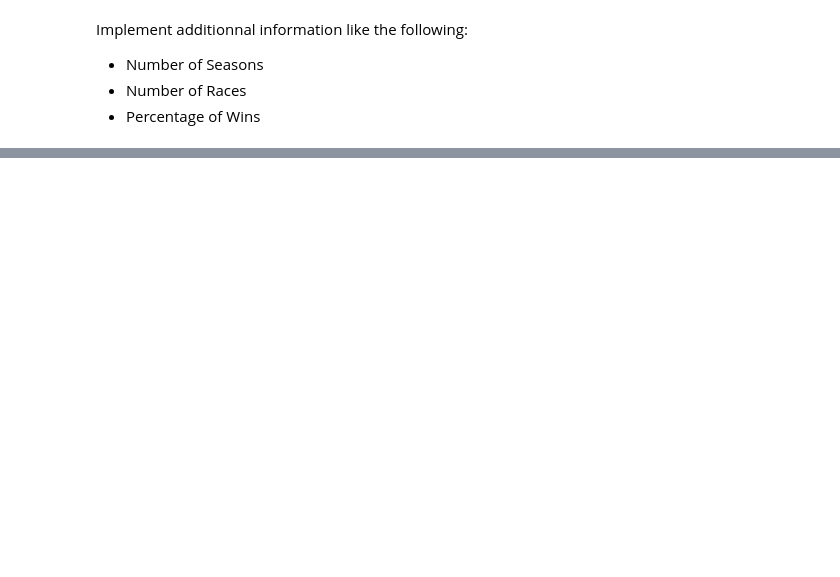
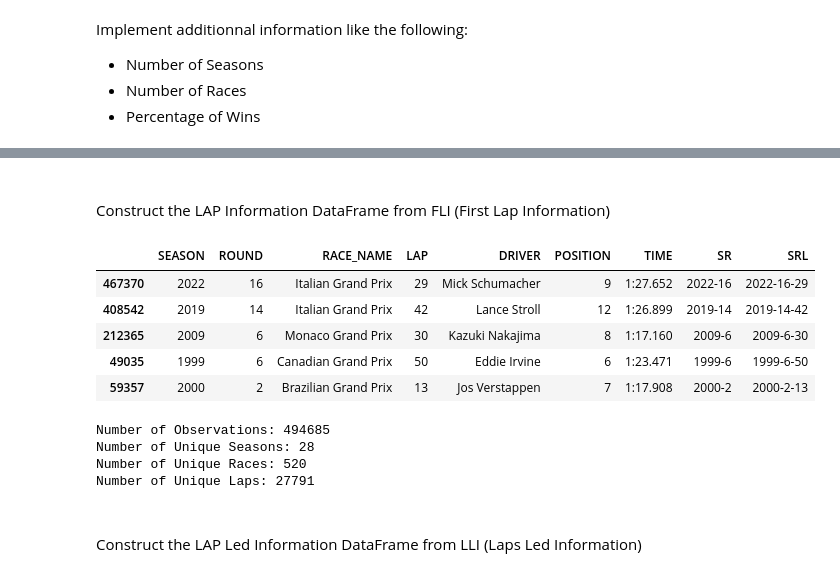
Before and after one commit to dorian-roux/Formula1-analysis, a Jupyter notebook: notebooks/DataF1-Analysis.ipynb, the cells around one changed output, grey strips where cells are left out. Drawn from its saved outputs; the diff is of its cells as text; code cells hidden in the pictures; blank space fills up the shorter version.

```diff
--- a/notebooks/DataF1-Analysis.ipynb
+++ b/notebooks/DataF1-Analysis.ipynb
@@ -381,0 +427,15 @@ exportCSV(df_total_wins_per_races_by_winsprct, pathFile)
+# %%
+print(f"Number of Races without Lap Information: {len(df_missing_race_per_lap_inf[df_missing_race_per_lap_inf.MISSING_LAP == True])}")
+print(f"Number of Races with Lap Information: {len(df_missing_race_per_lap_inf[df_missing_race_per_lap_inf.MISSING_LAP == False])}")
+print()
+
+df_first_race_lap_inf = df_missing_race_per_lap_inf[df_missing_race_per_lap_inf.MISSING_LAP == False].sort_values('MISSING_LAP', ascending=False).reset_index(drop=True).iloc[0]
+print(f"First Lap Information: Season {df_first_race_lap_inf['SEASON']} / Round {df_first_race_lap_inf['ROUND']} - {df_first_race_lap_inf['RACE_NAME']}")
+print()
+
+df_missing_laps_aftfirstLI = df_missing_race_per_lap_inf[(df_missing_race_per_lap_inf['SEASON'] >= df_first_race_lap_inf.SEASON) & (df_missing_race_per_lap_inf['ROUND'] >= df_first_race_lap_inf.ROUND)]
+df_missing_laps_aftfirstLI
+print(f"Number of Races without Lap Information after First LI (S{df_first_race_lap_inf.SEASON}_R{df_first_race_lap_inf.ROUND}): {len(df_missing_laps_aftfirstLI[df_missing_laps_aftfirstLI.MISSING_LAP == True])}")
+print(f"Number of Races with Lap Information after First LI (S{df_first_race_lap_inf.SEASON}_R{df_first_race_lap_inf.ROUND}): {len(df_missing_laps_aftfirstLI[df_missing_laps_aftfirstLI.MISSING_LAP == False])}")
+print(f"Observation: {len(df_missing_laps_aftfirstLI[df_missing_laps_aftfirstLI.MISSING_LAP == True])} Missing Lap Information out of {len(df_missing_laps_aftfirstLI)}")
+print(f"Conclusion: We must take into account the Lap Information from Season {df_first_race_lap_inf.SEASON}")
@@ -381,0 +452,32 @@ exportCSV(df_total_wins_per_races_by_winsprct, pathFile)
+# %% [markdown]
+######
+Construct the LAP Information DataFrame from FLI (First Lap Information)
+# %%
+df_lap_inf = pd.DataFrame() # Initialize the output dataframe
+lst_lap_inf = []
+for seasonKey in dictF1.keys():  # Loop through each F1 Season
+    if int(seasonKey) < int(df_first_race_lap_inf.SEASON):
+        continue
+    lapInfKeys = [raceRoundKey for raceRoundKey in dictF1[seasonKey]['LAPS'].keys()]
+    raceInfKeys = [raceRoundKey for raceRoundKey in dictF1[seasonKey]['RACES'].keys()]
+    for lKey, rKey in zip(lapInfKeys, raceInfKeys):
+        raceDone = True if datetime.datetime.strptime(dictF1[seasonKey]['RACES'][rKey]['RACE']['DATE'], '%Y-%m-%d') < datetime.datetime.now() else False
+        if not dictF1[seasonKey]['LAPS'][lKey] and raceDone:  # Ensure the LAP Information exists and the race is done
+            continue
+        for lapKey in dictF1[seasonKey]['LAPS'][lKey].keys():
+            for driverKey in dictF1[seasonKey]['LAPS'][lKey][lapKey].keys():
+                lst_lap_inf.append({'SEASON': int(seasonKey), 'ROUND': int(rKey), 'RACE_NAME': dictF1[seasonKey]['RACES'][rKey]['RACE']['NAME'],
+                                    'LAP': int(lapKey), 'DRIVER': f"{dictF1[seasonKey]['DRIVERS'][driverKey]['FIRST_NAME']} {dictF1[seasonKey]['DRIVERS'][driverKey]['LAST_NAME']}",
+                                    'POSITION': dictF1[seasonKey]['LAPS'][lKey][lapKey][driverKey]['POSITION'], 'TIME': dictF1[seasonKey]['LAPS'][lKey][lapKey][driverKey]['TIME']})
+
+df_lap_inf = pd.DataFrame.from_records(lst_lap_inf).sort_values(by=["SEASON", "ROUND", "LAP"]).reset_index(drop=True)
+df_lap_inf['SR'] = df_lap_inf['SEASON'].astype(str) + '-' + df_lap_inf['ROUND'].astype(str)
+df_lap_inf['SRL'] = df_lap_inf['SEASON'].astype(str) + '-' + df_lap_inf['ROUND'].astype(str) + '-' + df_lap_inf['LAP'].astype(str)
+df_lap_inf.sample(5)
+# %% [output]
+|  | SEASON | ROUND | RACE_NAME | LAP | DRIVER | POSITION | TIME | SR | SRL |
+| 467370 | 2022 | 16 | Italian Grand Prix | 29 | Mick Schumacher | 9 | 1:27.652 | 2022-16 | 2022-16-29 |
+| 408542 | 2019 | 14 | Italian Grand Prix | 42 | Lance Stroll | 12 | 1:26.899 | 2019-14 | 2019-14-42 |
+| 212365 | 2009 | 6 | Monaco Grand Prix | 30 | Kazuki Nakajima | 8 | 1:17.160 | 2009-6 | 2009-6-30 |
+| 49035 | 1999 | 6 | Canadian Grand Prix | 50 | Eddie Irvine | 6 | 1:23.471 | 1999-6 | 1999-6-50 |
+| 59357 | 2000 | 2 | Brazilian Grand Prix | 13 | Jos Verstappen | 7 | 1:17.908 | 2000-2 | 2000-2-13 |
@@ -381,0 +488,13 @@ exportCSV(df_total_wins_per_races_by_winsprct, pathFile)
+# %%
+print(f"Number of Observations: {len(df_lap_inf)}")
+print(f"Number of Unique Seasons: {len(df_lap_inf['SEASON'].unique())}")
+print(f"Number of Unique Races: {len(df_lap_inf['SR'].unique())}")
+print(f"Number of Unique Laps: {len(df_lap_inf['SRL'].unique())}")
+# %% [output]
+Number of Observations: 494685
+Number of Unique Seasons: 28
+Number of Unique Races: 520
+Number of Unique Laps: 27791
+# %% [markdown]
+######
+Construct the LAP Led Information DataFrame from LLI (Laps Led Information)
```
Also changed, not shown: parts of 44 cells of this notebook, 4 other files.
